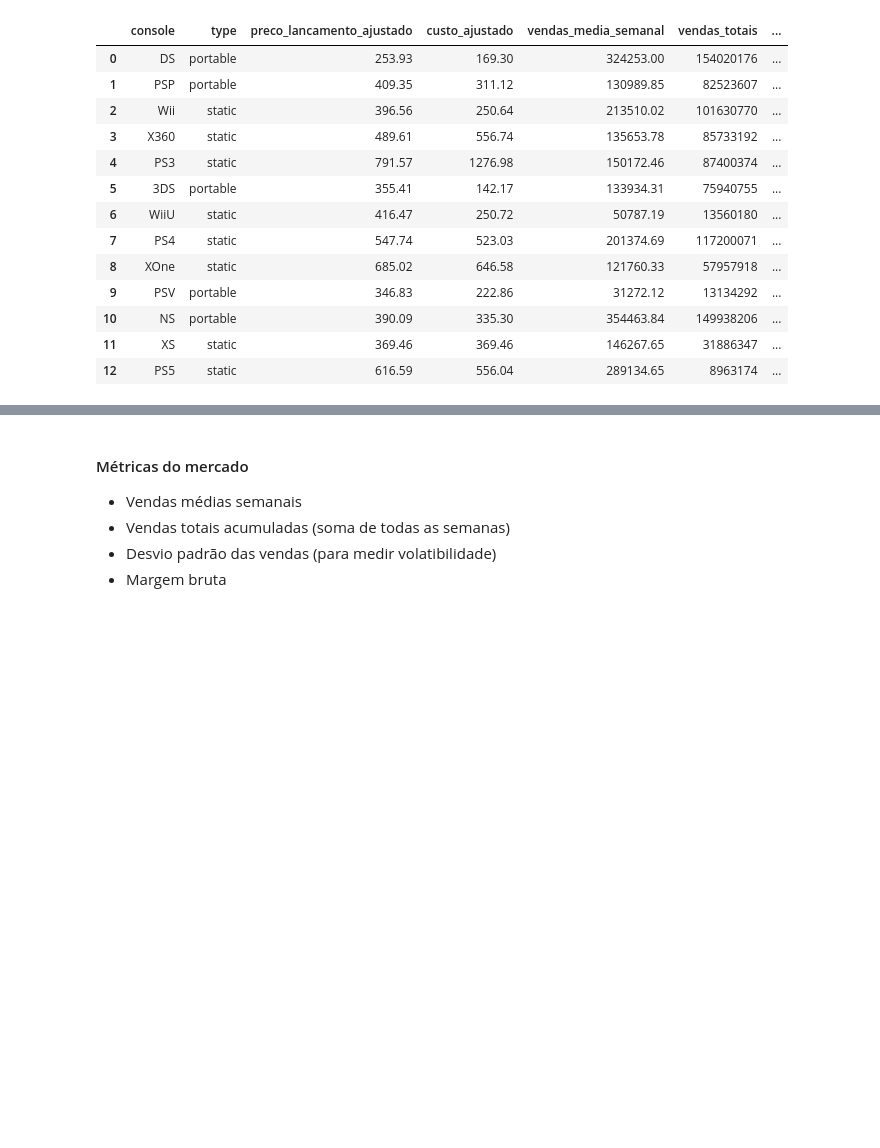
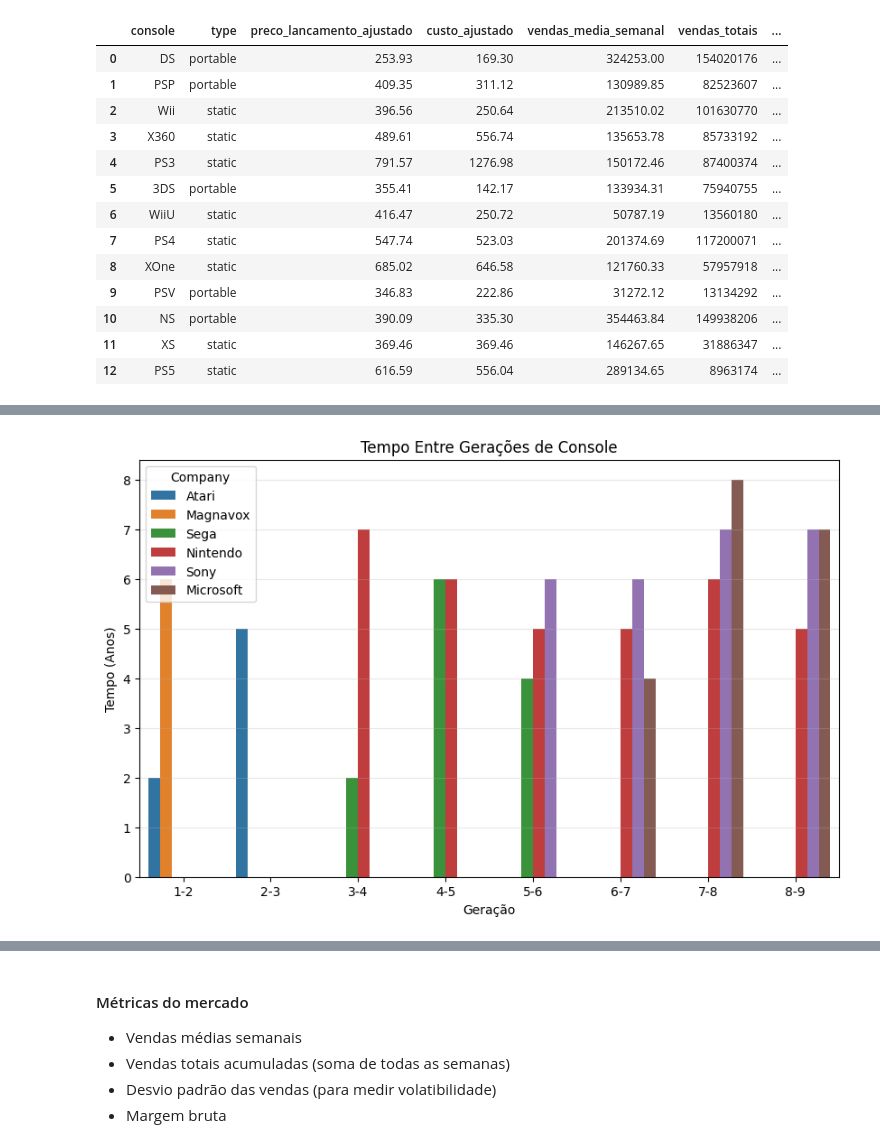
Before and after one commit to FramesPerStatistic/Console_Analyses, a Jupyter notebook: notebooks/estatisticas_basicas.ipynb, the cells around one changed output, grey strips where cells are left out. Drawn from its saved outputs; the diff is of its cells as text; code cells hidden in the pictures; blank space fills up the shorter version.

```diff
--- a/notebooks/estatisticas_basicas.ipynb
+++ b/notebooks/estatisticas_basicas.ipynb
@@ -75,0 +97,21 @@ Métricas por Console:
+# %%
+# Adicionar coluna que guarda diferenças entre anos de lançamento
+console_differences = gens_df.groupby('Company')['Released Year'].diff()
+gens_df['Time Since Last Release'] = console_differences
+
+# Ordenando por geração
+consoles_by_gen = gens_df.dropna().sort_values(['Generation']).astype({'Time Since Last Release': int, 'Generation': str})
+
+# Renomeando a coluna Generations pra representar os intervalos entre gerações
+consoles_by_gen['Generation'] = consoles_by_gen['Generation'].apply(lambda x: str(int(x) - 1) + "-" + x)
+
+# Gráfico de tempo entre gerações
+plt.figure(figsize=(10, 6))
+sns.barplot(data=consoles_by_gen, x='Generation', y='Time Since Last Release', hue='Company')
+plt.title('Tempo Entre Gerações de Console')
+plt.ylabel('Tempo (Anos)')
+plt.xlabel('Geração')
+plt.grid(axis='y', alpha=0.3)
+plt.show()
+# %% [output]
+[figure, added]
```
Also changed, not shown: parts of 8 cells of this notebook.
